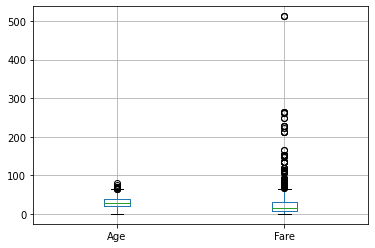
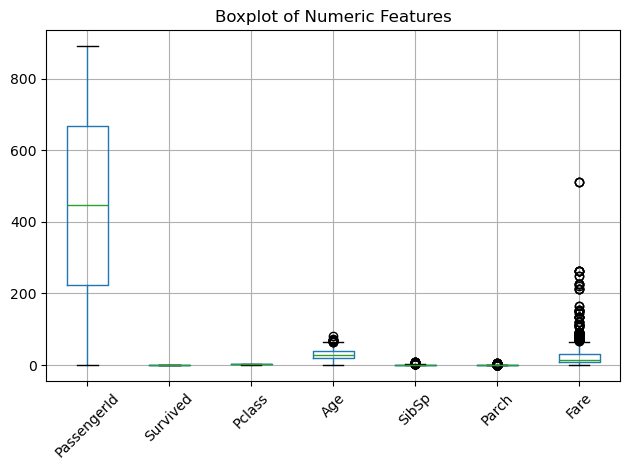
The notebook cell's code change between the first figure and the second:
--- before
+++ after
@@ -1 +1,5 @@
-plt.boxplot(titanic['age'])
+titanic.boxplot()
+plt.title("Boxplot of Numeric Features")
+plt.xticks(rotation=45)
+plt.tight_layout()
+plt.show()

Commit: DM Lab 1 to 8 Completed